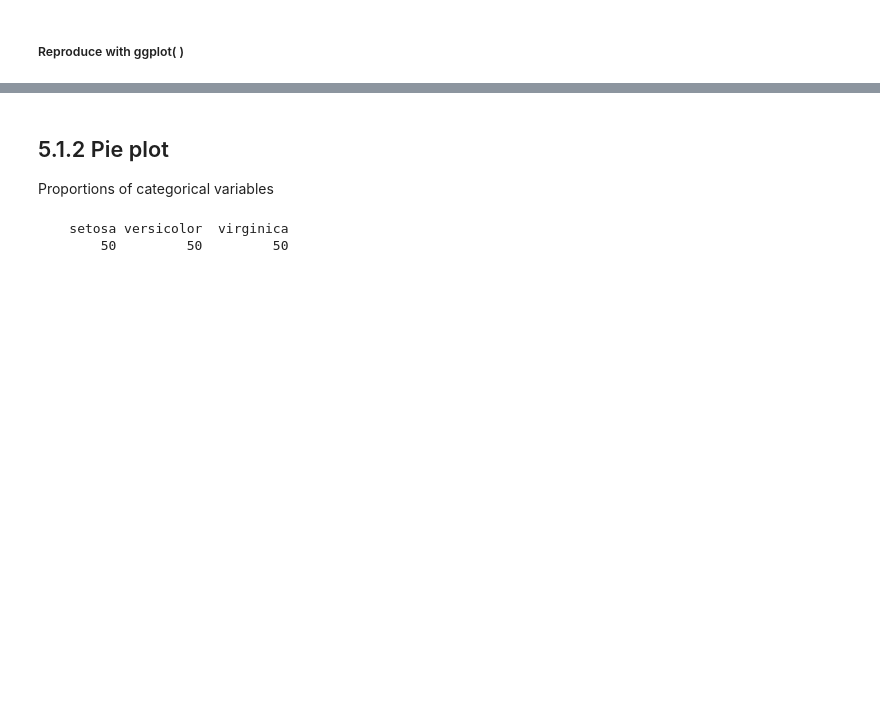
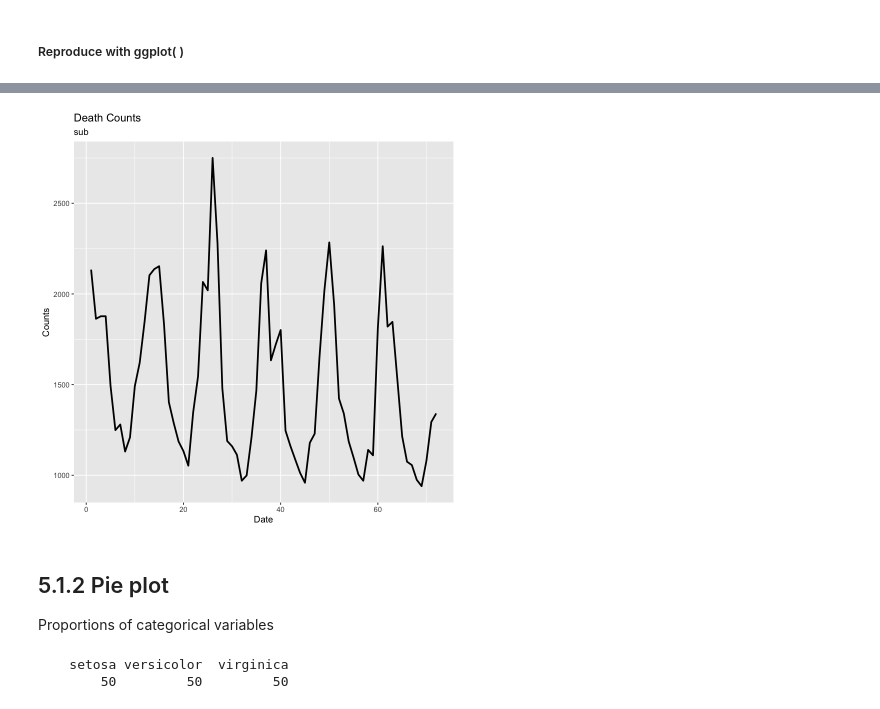
Before and after one commit to ly129/EPIB613_2020, a Jupyter notebook: Lecture5.ipynb, the cells around one changed output, grey strips where cells are left out. Saved outputs shown, nothing was run; the diff lists cells and outputs as text; code cells hidden in the pictures; blank space fills up the shorter version.

```diff
--- a/Lecture5.ipynb
+++ b/Lecture5.ipynb
@@ -147,3 +156,14 @@ plot(mdeaths,
+# %%
+md <- data.frame(Index = 1:length(mdeaths), Count = c(mdeaths))
+e <- ggplot(md, aes(Index, Count)) +
+        geom_line(size = 1) +
+        labs(title = "Death Counts",
+             subtitle = "sub",
+             x = "Date",
+             y = "Counts")
+e
+# %% [output]
+[figure, added]
 # %% [markdown]
 ## 5.1.2 Pie plot
 Proportions of categorical variables
```
Also changed, not shown: parts of 17 cells of this notebook, 2 other files.
